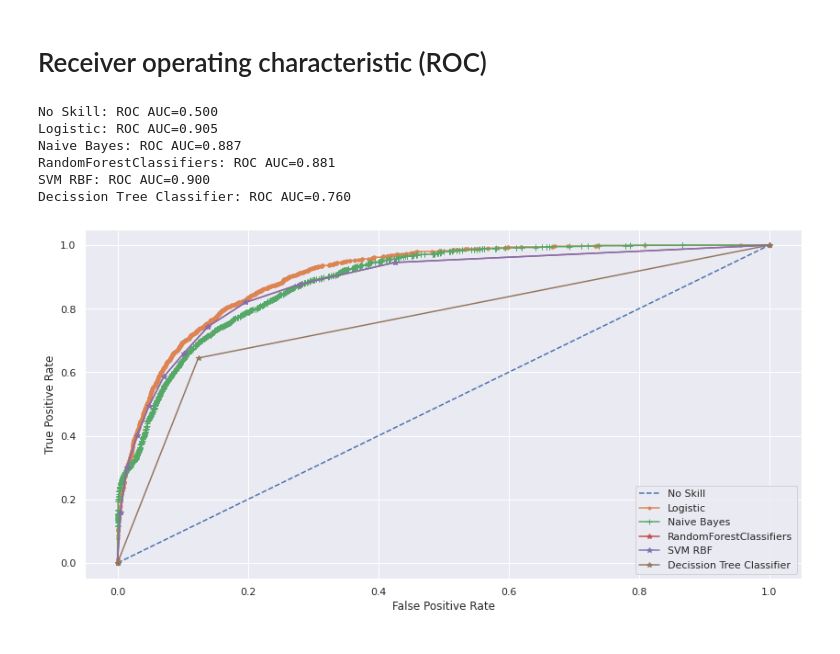
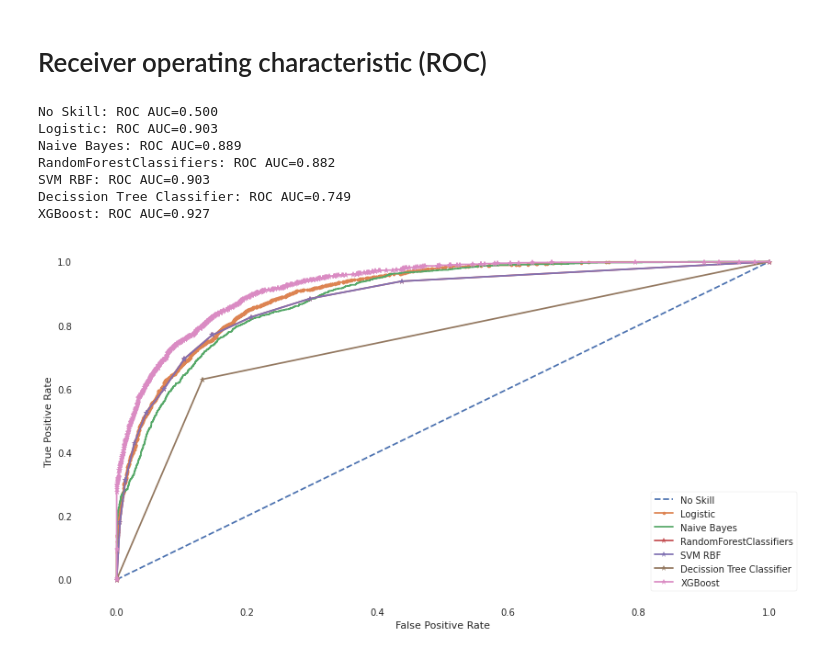
Before and after one commit to sprifti/Income-classification, a Jupyter notebook: dataset.ipynb, the cells around one changed output. Saved outputs shown, nothing was run; the diff lists cells and outputs as text; code cells hidden in the pictures.

```diff
--- a/dataset.ipynb
+++ b/dataset.ipynb
@@ -311,16 +113,16 @@ import category_encoders as ce
 #education-num: the highest level of education achieved in numerical form.
 #drop the education column and we only use the education-num column
 dataframe = dataset.copy()
-dataframe = dataframe.drop(['education'], axis=1)
+dataframe = dataframe.drop(['education','count'], axis=1)
 encoder = ce.OneHotEncoder(cols=['workclass', 'marital-status', 'occupation', 'relationship',
                                  'race', 'sex', 'native-country'])
 dataframe = encoder.fit_transform(dataframe)
 # %%
-# #Label Encoding for income column
-# from sklearn import preprocessing
+#Label Encoding for income column
+from sklearn import preprocessing
 
-# label_encoding = preprocessing.LabelEncoder()
-# dataframe.income = label_encoding.fit_transform(dataframe.income)
+label_encoding = preprocessing.LabelEncoder()
+dataframe.income = label_encoding.fit_transform(dataframe.income)
 # %%
 #Outliers
 
@@ -634,0 +430,19 @@ print('The cross validated score for XGBoost is:',result.mean())
+# %%
+import xgboost as xg
+from sklearn.model_selection import cross_val_score
+xgboost=xg.XGBClassifier(n_estimators=500,learning_rate=0.1)
+xgboost.fit(X_train,y_train)
+xgboost_prediction = xgboost.predict(X_test)
+print('The accuracy of the XGBClassifier is', metrics.accuracy_score(xgboost_prediction,y_test))
+print(confusion_matrix(y_test,xgboost_prediction))
+print(classification_report(y_test,xgboost_prediction))
+
+#The result of this algorithm is shown using the confusion_matrix where we see that:
+#For the first class <=50K:
+#There are 4282 True Positive (TP) : Observation is positive, and is predicted to be positive.
+#There are 255 False Negative (FN) : Observation is positive, but is predicted negative.
+#For the second class >50K:
+#There are 513 True Positive (TP) : Observation is positive, and is predicted to be positive.
+#There are 983 False Negative (FN) : Observation is positive, but is predicted negative.
+
+sns.heatmap(confusion_matrix(y_test,xgboost_prediction),annot=True, fmt="d")
@@ -650,12 +478,14 @@ nb_probs = naive_bayes.predict_proba(X_test)
 rfc_probs = rfc.predict_proba(X_test)
 svm_probs = svm_rbf.predict_proba(X_test)
 dec_tree_probs = dec_tree.predict_proba(X_test)
+xgb_probs = xgboost.predict_proba(X_test)
 
 lr_probs = lr_probs[:, 1]
 nb_probs = nb_probs[:, 1]
 rfc_probs = rfc_probs[:, 1]
 svm_probs = svm_probs[:, 1]
 dec_tree_probs = dec_tree_probs[:, 1]
+xgb_probs = xgb_probs[:, 1]
 
 # calculate scores
 ns_auc = roc_auc_score(testdata, ns_probs)
@@ -664,6 +494,7 @@ nb_auc = roc_auc_score(testdata, nb_probs)
 rfc_auc = roc_auc_score(testdata, rfc_probs)
 svm_rbf_auc = roc_auc_score(testdata, svm_probs)
 dec_tree_auc = roc_auc_score(testdata, dec_tree_probs)
+xgb_auc = roc_auc_score(testdata, xgb_probs)
 
 # summarize scores
 print('No Skill: ROC AUC=%.3f' % (ns_auc))
@@ -672,37 +503,41 @@ print('Naive Bayes: ROC AUC=%.3f' % (nb_auc))
 print('RandomForestClassifiers: ROC AUC=%.3f' % (rfc_auc))
 print('SVM RBF: ROC AUC=%.3f' % (svm_rbf_auc))
 print('Decission Tree Classifier: ROC AUC=%.3f' % (dec_tree_auc))
+print('XGBoost: ROC AUC=%.3f' % (xgb_auc))
 
 # calculate roc curves
 ns_fpr, ns_tpr, _ = roc_curve(testdata, ns_probs)
 lr_fpr, lr_tpr, _ = roc_curve(testdata, lr_probs)
 nb_fpr, nb_tpr, _ = roc_curve(testdata, nb_probs)
 rfc_fpr, rfc_tpr, _ = roc_curve(testdata, rfc_probs)
 svm_fpr, svm_tpr, _ = roc_curve(testdata, svm_probs)
 dec_tree_fpr, dec_tree_tpr, _ = roc_curve(testdata, dec_tree_probs)
+xgb_fpr, xgb_tpr, _ = roc_curve(testdata, xgb_probs)
 
 # plot the roc curve for the model
 plt.figure(figsize=(14,7))
 plt.plot(ns_fpr, ns_tpr, linestyle='--', label='No Skill')
 plt.plot(lr_fpr, lr_tpr, marker='.', label='Logistic')
 plt.plot(nb_fpr, nb_tpr, marker='+', label='Naive Bayes')
 plt.plot(rfc_fpr, rfc_tpr, marker='*', label='RandomForestClassifiers')
 plt.plot(rfc_fpr, rfc_tpr, marker='*', label='SVM RBF')
 plt.plot(dec_tree_fpr, dec_tree_tpr, marker='*', label='Decission Tree Classifier')
+plt.plot(xgb_fpr, xgb_tpr, marker='*', label='XGBoost')
 
 # axis labels
 plt.xlabel('False Positive Rate')
 plt.ylabel('True Positive Rate')
 # show the legend
 plt.legend()
 # show the plot
 plt.show()
 # %% [output]
 No Skill: ROC AUC=0.500
-Logistic: ROC AUC=0.905
-Naive Bayes: ROC AUC=0.887
-RandomForestClassifiers: ROC AUC=0.881
-SVM RBF: ROC AUC=0.900
-Decission Tree Classifier: ROC AUC=0.760
+Logistic: ROC AUC=0.903
+Naive Bayes: ROC AUC=0.889
+RandomForestClassifiers: ROC AUC=0.882
+SVM RBF: ROC AUC=0.903
+Decission Tree Classifier: ROC AUC=0.749
+XGBoost: ROC AUC=0.927
-[figure, old version]
+[figure, new version]
 # %%
```
Also changed, not shown: parts of 26 cells of this notebook, 1 other file.
